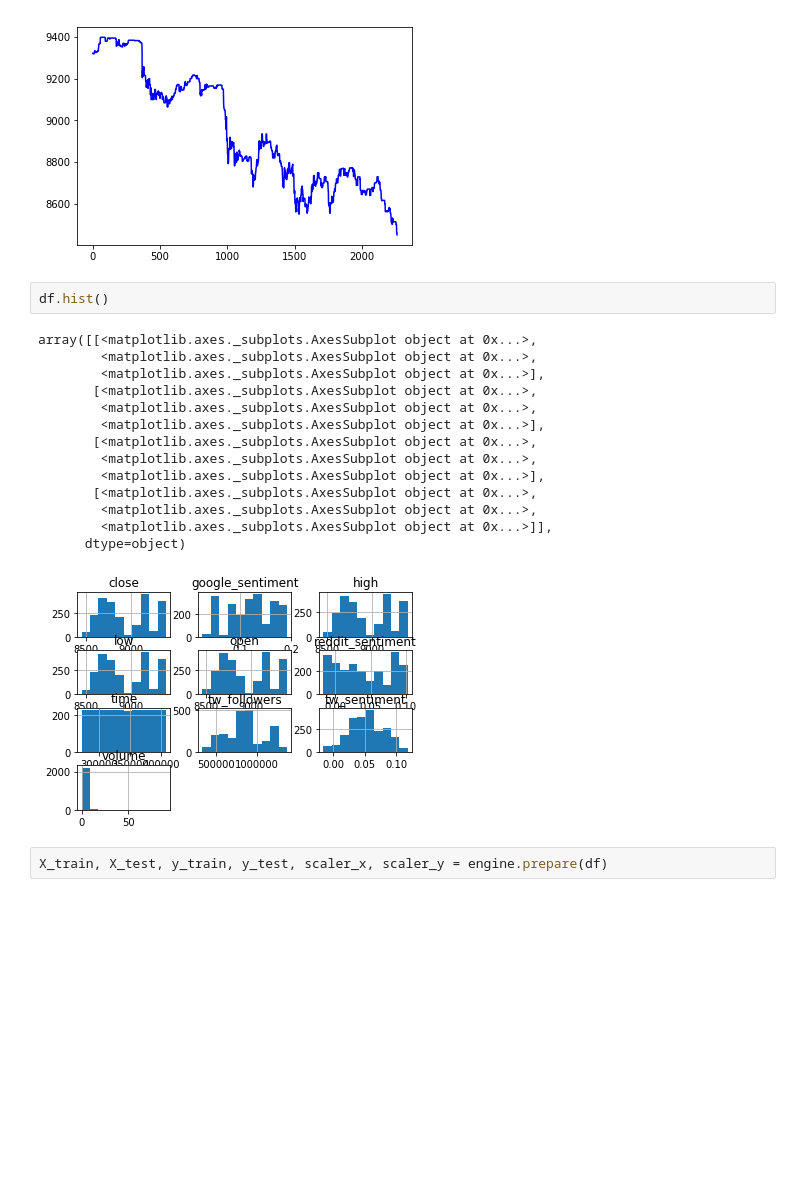
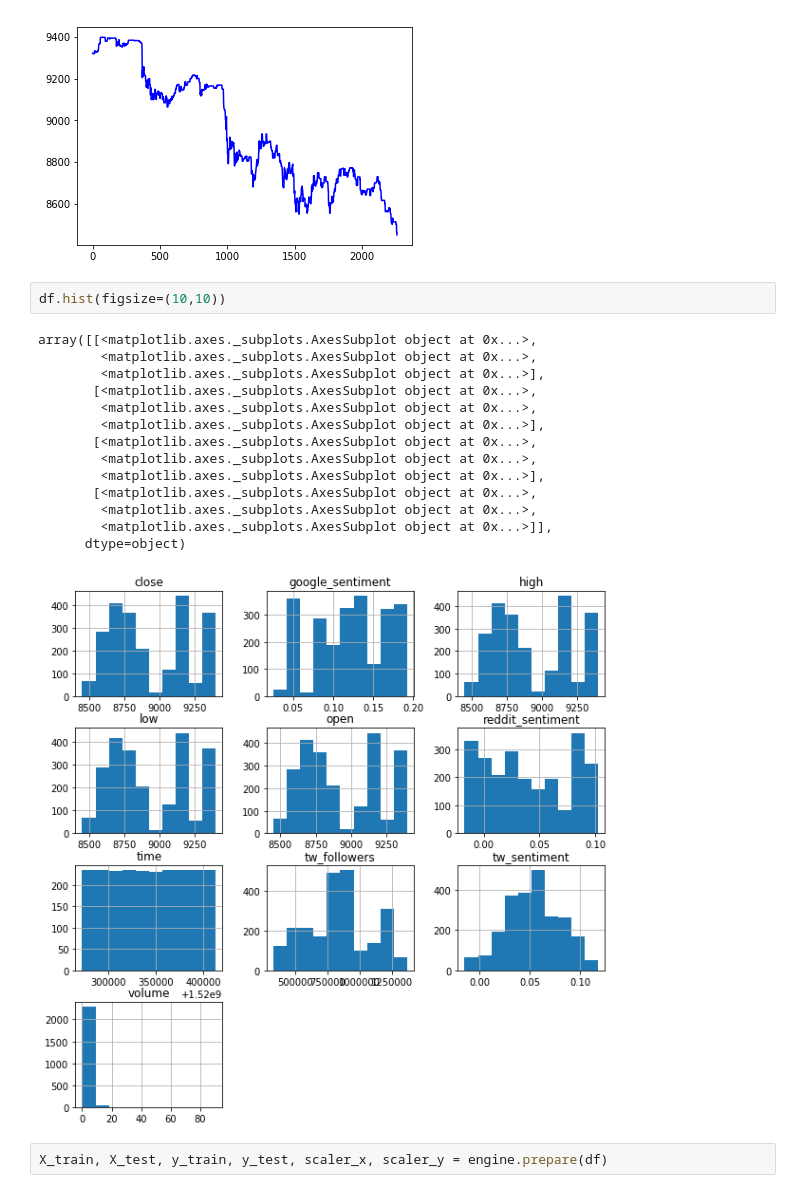
Before and after one commit to scristofari/bitcoin-challenge, a Jupyter notebook: BitCoin Challenge.ipynb, the cells around one changed output. Cells and saved outputs as stored; diff of their text form; blank space fills up the shorter version.

```diff
--- a/BitCoin Challenge.ipynb
+++ b/BitCoin Challenge.ipynb
@@ -42,22 +50,22 @@ plt.plot(df['close'], 'b')
 [<matplotlib.lines.Line2D at 0x...>]
 [figure]
 # %%
-df.hist()
+df.hist(figsize=(10,10))
 # %% [output]
 array([[<matplotlib.axes._subplots.AxesSubplot object at 0x...>,
         <matplotlib.axes._subplots.AxesSubplot object at 0x...>,
         <matplotlib.axes._subplots.AxesSubplot object at 0x...>],
        [<matplotlib.axes._subplots.AxesSubplot object at 0x...>,
         <matplotlib.axes._subplots.AxesSubplot object at 0x...>,
         <matplotlib.axes._subplots.AxesSubplot object at 0x...>],
        [<matplotlib.axes._subplots.AxesSubplot object at 0x...>,
         <matplotlib.axes._subplots.AxesSubplot object at 0x...>,
         <matplotlib.axes._subplots.AxesSubplot object at 0x...>],
        [<matplotlib.axes._subplots.AxesSubplot object at 0x...>,
         <matplotlib.axes._subplots.AxesSubplot object at 0x...>,
         <matplotlib.axes._subplots.AxesSubplot object at 0x...>]],
       dtype=object)
-[figure, old version]
+[figure, new version]
 # %%
 X_train, X_test, y_train, y_test, scaler_x, scaler_y = engine.prepare(df)
 # %%
```
Also changed, not shown: parts of 3 cells of this notebook, 1 other file.
